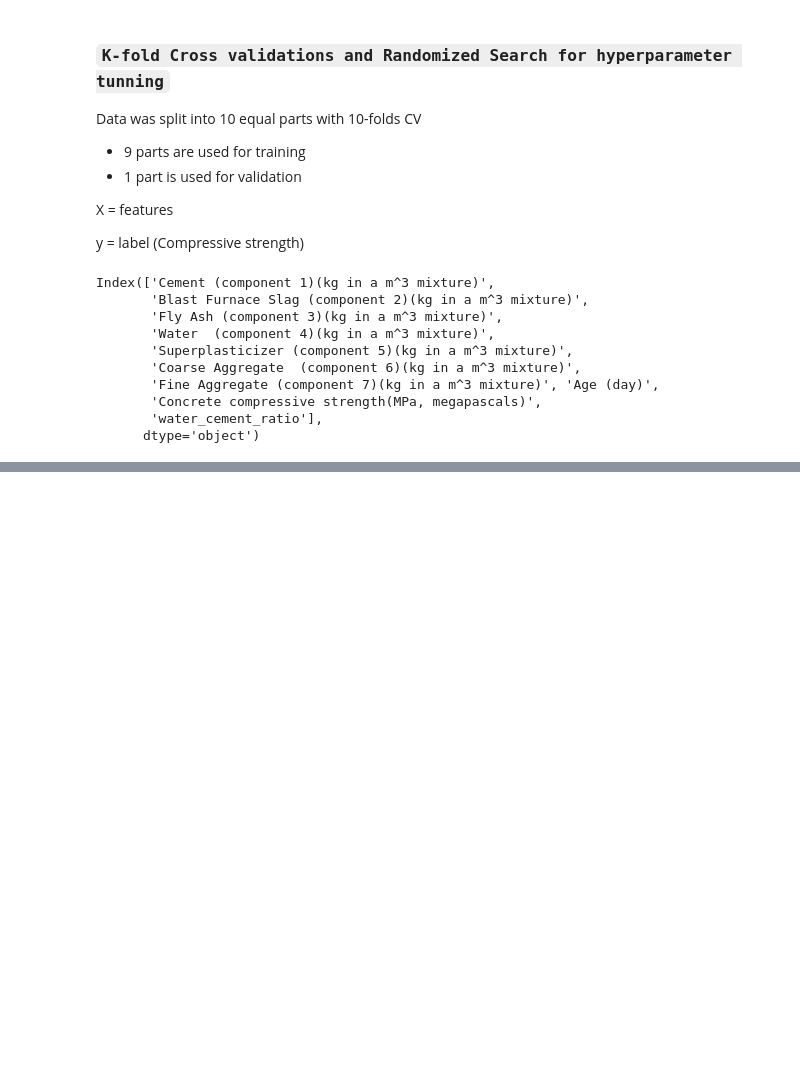
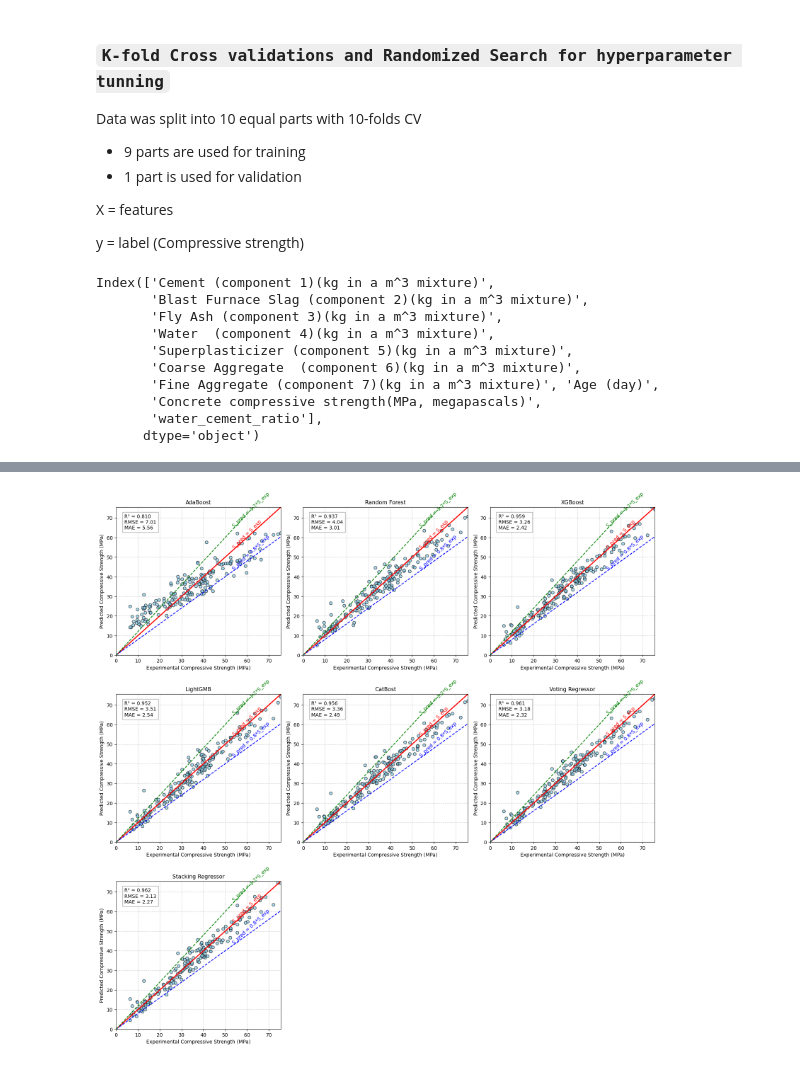
Before and after one commit to AbubakarDanhaya/Concrete_research, a Jupyter notebook: CS-predictions/notebook3.ipynb, the cells around one changed output, grey strips where cells are left out. Drawn from its saved outputs; the diff is of its cells as text; code cells hidden in the pictures; blank space fills up the shorter version.

Commit message:
update plot

```diff
--- a/CS-predictions/notebook3.ipynb
+++ b/CS-predictions/notebook3.ipynb
@@ -81,7 +83,7 @@ def randomized_search_all(X_train, y_train, X_test, y_test, n_iter=20, cv_splits
             }
         ),
         "LightGMB": (
-            LGBMRegressor(random_state=100 ),
+            LGBMRegressor(random_state=100, verbose=1, force_col_wise=True),
             {
                 "n_estimators": [100, 200, 300],
                 "learning_rate": [0.01, 0.05, 0.1],
@@ -89,7 +91,7 @@ def randomized_search_all(X_train, y_train, X_test, y_test, n_iter=20, cv_splits
             }
         ),
         "CatBost": (
-            CatBoostRegressor(random_state=100, verbose=0),
+            CatBoostRegressor(random_state=100, verbose=0, allow_writing_files=False),
             {
                 "iterations": [200, 500, 800],
                 "learning_rate": [0.01, 0.05, 0.1],
@@ -122,6 +124,7 @@ def randomized_search_all(X_train, y_train, X_test, y_test, n_iter=20, cv_splits
             "cv_r2": random_search.best_score_,
             "test_r2": r2_score(y_test, y_pred),
             "test_rmse": MSE(y_test, y_pred)**(1/2),
+            "test_mae": MAE(y_test, y_pred),
             "best_model": best_model
         }
         print(f"{name} done! Best R2 CV: {random_search.best_score_:.4f}, Test R2: {results[name]['test_r2']:.4f}")
@@ -254,0 +133,2 @@ Learning rate set to 0.03894
+# %%
+results = randomized_search_all(X_train, y_train, X_test, y_test)
@@ -254,0 +217,12 @@ Learning rate set to 0.03894
+# %%
+# Stacking Regressor
+
+stacking_reg = StackingRegressor(
+    estimators=[('rf', rf), ('xgb', xgb), ('cat', cat)],
+    final_estimator=RidgeCV()
+)
+stacking_reg.fit(X_train, y_train)
+y_pred_stack = stacking_reg.predict(X_test)
+print("Stacking Regressor R2:", r2_score(y_test, y_pred_stack))
+print("Stacking Regressor RMSE:", MSE(y_test, y_pred_stack)**(1/2))
+print("Stacking Regressor MAE:", MAE(y_test, y_pred_stack))
@@ -254,0 +233,77 @@ Learning rate set to 0.03894
+# %%
+
+# Collect predictions and metrics
+model_predictions = {}
+model_metrics = {}
+
+for model_name, model_info in results.items():
+    best_model = model_info["best_model"]
+    y_pred = best_model.predict(X_test)
+    model_predictions[model_name] = y_pred
+
+    model_metrics[model_name] = {
+        "R²": r2_score(y_test, y_pred),
+        "RMSE": MSE(y_test, y_pred)**(1/2),
+        "MAE": MAE(y_test, y_pred)
+    }
+
+# Add ensemble models
+model_predictions["Voting Regressor"] = y_pred_voting
+model_predictions["Stacking Regressor"] = y_pred_stack
+
+# Compute metrics for ensembles
+for name, y_pred in {"Voting Regressor": y_pred_voting, "Stacking Regressor": y_pred_stack}.items():
+    model_metrics[name] = {
+        "R²": r2_score(y_test, y_pred),
+        "RMSE": MSE(y_test, y_pred)**(1/2),
+        "MAE": MAE(y_test, y_pred)
+    }
+
+# --- Plot setup ---
+n_models = len(model_predictions)
+cols = 3
+rows = int(np.ceil(n_models / cols))
+
+fig, axes = plt.subplots(rows, cols, figsize=(16, 16))
+axes = axes.flatten()
+
+max_val = max(y_test.max(), max([pred.max() for pred in model_predictions.values()]))
+
+# --- Plot each model ---
+for ax, (name, y_pred) in zip(axes, model_predictions.items()):
+    ax.scatter(y_test, y_pred, alpha=0.7, edgecolor='k', color='skyblue')
+
+    # Solid line: perfect prediction
+    ax.plot([0, max_val], [0, max_val], color='red', linestyle='-', linewidth=2)
+    ax.text(max_val*0.7, max_val*0.72, 'S_pred = S_exp', color='red', fontsize=10, rotation=45)
+
+    # Dashed lines: ±20% deviation
+    ax.plot([0, max_val], [0, 0.8*max_val], color='blue', linestyle='--')
+    ax.text(max_val*0.7, 0.8*max_val*0.72, 'S_pred = 0.8*S_exp', color='blue', fontsize=10, rotation=43)
+
+    ax.plot([0, max_val], [0, 1.2*max_val], color='green', linestyle='--')
+    ax.text(max_val*0.7, 1.2*max_val*0.72, 'S_pred = 1.2*S_exp', color='green', fontsize=10, rotation=43)
+
+    # Add metrics box (on left)
+    metrics = model_metrics[name]
+    textstr = f"R² = {metrics['R²']:.3f}\nRMSE = {metrics['RMSE']:.2f}\nMAE = {metrics['MAE']:.2f}"
+    ax.text(0.05*max_val, 0.85*max_val, textstr,
+            fontsize=10, color='black',
+            bbox=dict(facecolor='white', alpha=0.7, edgecolor='gray'))
+
+    # Titles and labels
+    ax.set_title(name, fontsize=11)
+    ax.set_xlabel("Experimental Compressive Strength (MPa)")
+    ax.set_ylabel("Predicted Compressive Strength (MPa)")
+    ax.grid(True, linestyle='--', alpha=0.6)
+    ax.set_xlim(0, max_val)
+    ax.set_ylim(0, max_val)
+
+# Remove empty subplots
+for i in range(len(model_predictions), len(axes)):
+    fig.delaxes(axes[i])
+
+plt.tight_layout()
+plt.show()
+# %% [output]
+[figure, added]
```
Also changed, not shown: parts of 13 cells of this notebook.
